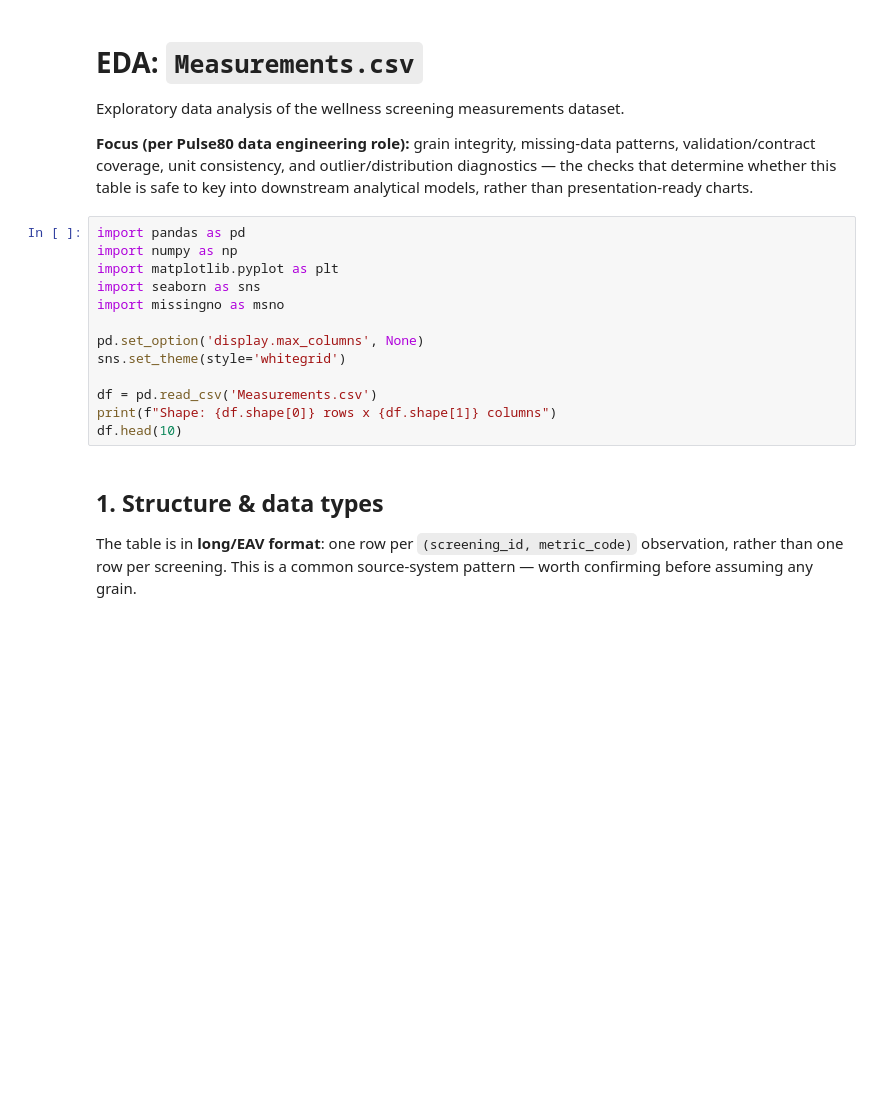
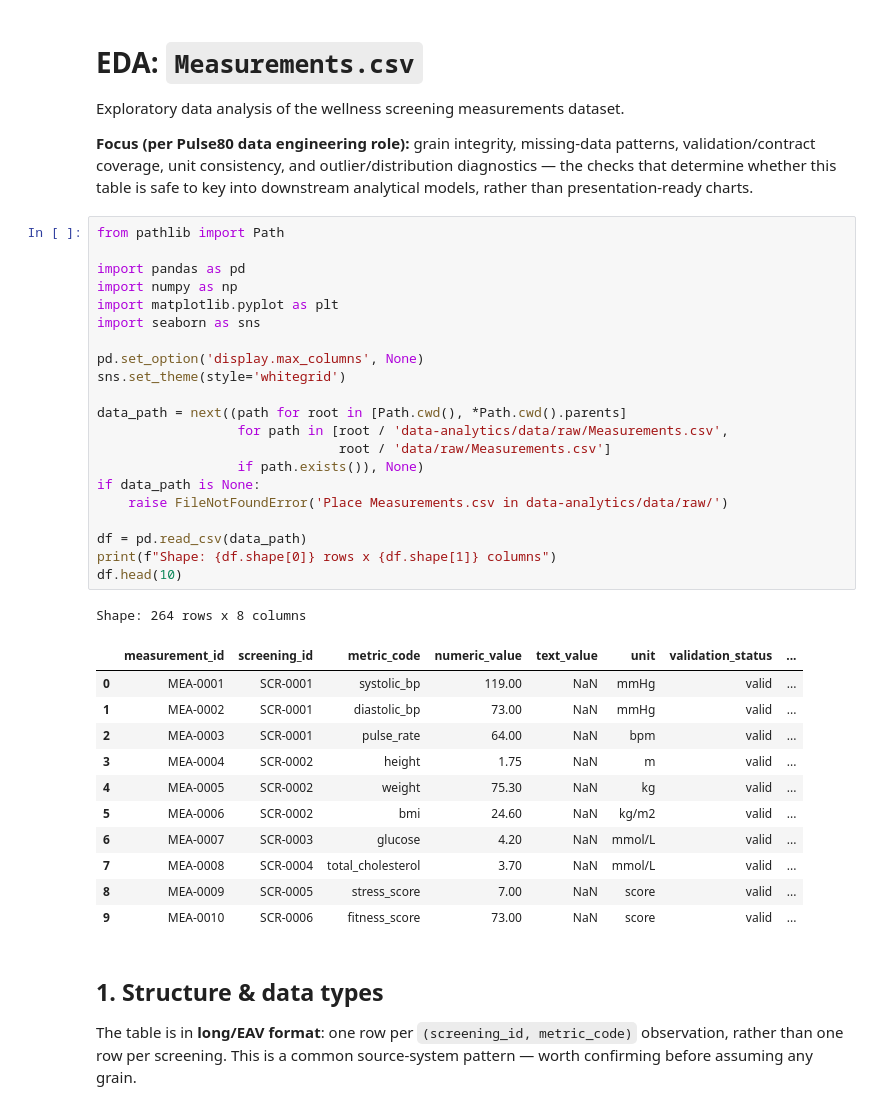
Before and after one commit to vimotechnologies/pulse80, a Jupyter notebook: data-analytics/notebooks/eda/measurements/Measurements_EDA_1.ipynb, the cells around one changed output. Cells and saved outputs as stored; diff of their text form; blank space fills up the shorter version.

```diff
--- a/data-analytics/notebooks/eda/measurements/Measurements_EDA_1.ipynb
+++ b/data-analytics/notebooks/eda/measurements/Measurements_EDA_1.ipynb
@@ -7,18 +7,39 @@ Exploratory data analysis of the wellness screening measurements dataset.
 coverage, unit consistency, and outlier/distribution diagnostics — the checks that determine whether this
 table is safe to key into downstream analytical models, rather than presentation-ready charts.
 # %%
+from pathlib import Path
+
 import pandas as pd
 import numpy as np
 import matplotlib.pyplot as plt
 import seaborn as sns
-import missingno as msno
 
 pd.set_option('display.max_columns', None)
 sns.set_theme(style='whitegrid')
 
-df = pd.read_csv('Measurements.csv')
+data_path = next((path for root in [Path.cwd(), *Path.cwd().parents]
+                  for path in [root / 'data-analytics/data/raw/Measurements.csv',
+                               root / 'data/raw/Measurements.csv']
+                  if path.exists()), None)
+if data_path is None:
+    raise FileNotFoundError('Place Measurements.csv in data-analytics/data/raw/')
+
+df = pd.read_csv(data_path)
 print(f"Shape: {df.shape[0]} rows x {df.shape[1]} columns")
 df.head(10)
+# %% [output]
+Shape: 264 rows x 8 columns
+|  | measurement_id | screening_id | metric_code | numeric_value | text_value | unit | validation_status | ... |
+| 0 | MEA-0001 | SCR-0001 | systolic_bp | 119.00 | NaN | mmHg | valid | ... |
+| 1 | MEA-0002 | SCR-0001 | diastolic_bp | 73.00 | NaN | mmHg | valid | ... |
+| 2 | MEA-0003 | SCR-0001 | pulse_rate | 64.00 | NaN | bpm | valid | ... |
+| 3 | MEA-0004 | SCR-0002 | height | 1.75 | NaN | m | valid | ... |
+| 4 | MEA-0005 | SCR-0002 | weight | 75.30 | NaN | kg | valid | ... |
+| 5 | MEA-0006 | SCR-0002 | bmi | 24.60 | NaN | kg/m2 | valid | ... |
+| 6 | MEA-0007 | SCR-0003 | glucose | 4.20 | NaN | mmol/L | valid | ... |
+| 7 | MEA-0008 | SCR-0004 | total_cholesterol | 3.70 | NaN | mmol/L | valid | ... |
+| 8 | MEA-0009 | SCR-0005 | stress_score | 7.00 | NaN | score | valid | ... |
+| 9 | MEA-0010 | SCR-0006 | fitness_score | 73.00 | NaN | score | valid | ... |
 # %% [markdown]
 ## 1. Structure & data types
 
```
Also changed, not shown: parts of 13 cells of this notebook, 3 other files.
